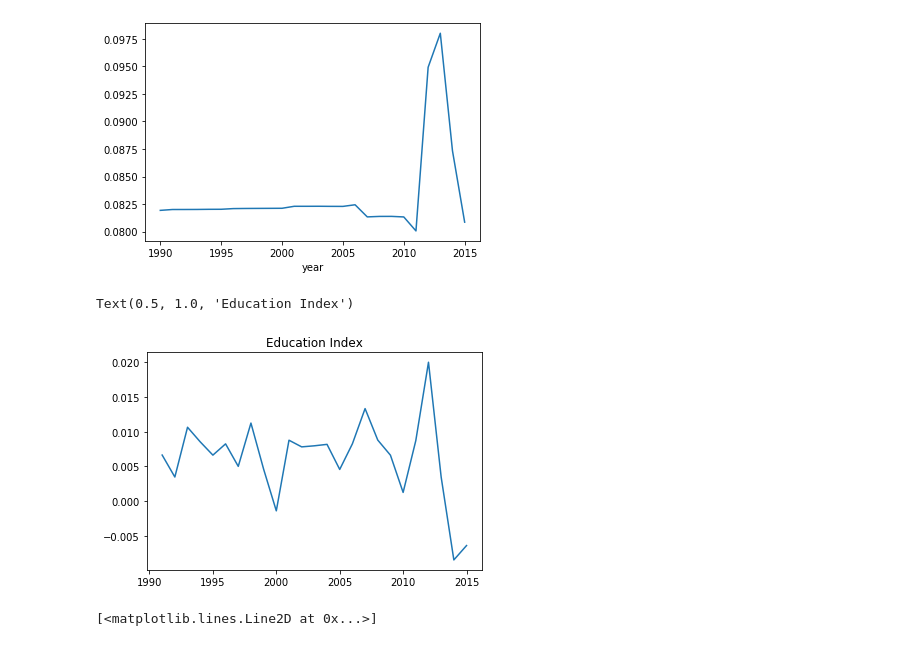
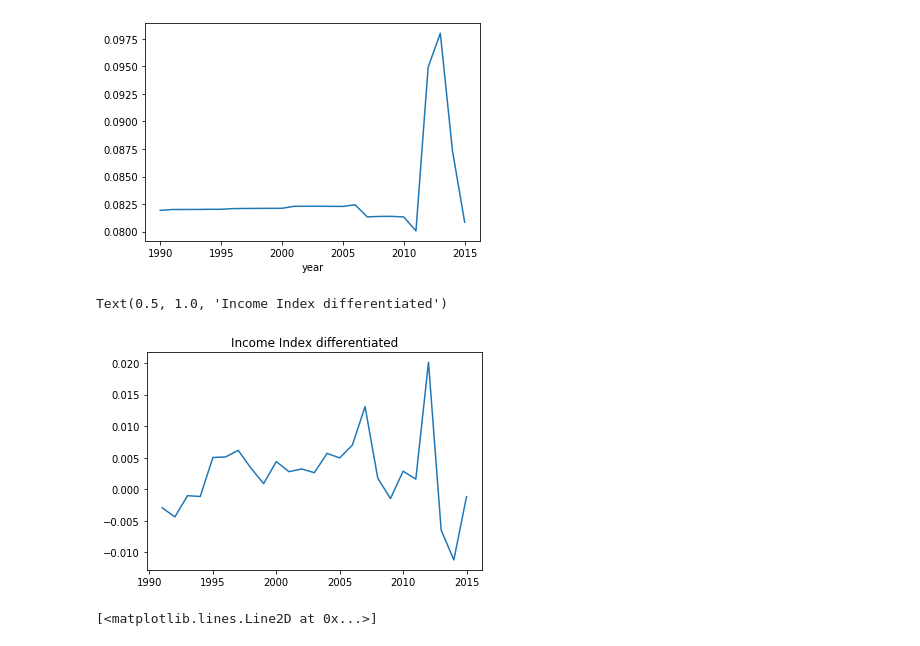
Before and after one commit to D1nay/prohack2020, a Jupyter notebook: EDA 2.ipynb, the cells around one changed output. Drawn from its saved outputs; the diff is of its cells as text; code cells hidden in the pictures.

```diff
--- a/EDA 2.ipynb
+++ b/EDA 2.ipynb
@@ -119,14 +119,14 @@ data_ind.groupby(level=0)['y'].mean().plot()
 <matplotlib.axes._subplots.AxesSubplot at 0x...>
 [figure]
 # %%
-i = 5
+i = 1
 a = data_ind.groupby(level=0)[index_columns[i]].mean()
 y = [n - p for p,n in zip(a, a[1:])]
 plt.plot(a.index[1:], y)
-plt.title(index_columns[i])
+plt.title(index_columns[i]+' differentiated')
 # %% [output]
-Text(0.5, 1.0, 'Education Index')
+Text(0.5, 1.0, 'Income Index differentiated')
-[figure, old version]
+[figure, new version]
 # %%
 fig, ax = plt.subplots(3,3, figsize=(20,20), sharex=True)
 for i in range(len(index_columns)):
```
Also changed, not shown: parts of 8 cells of this notebook, 2 other files.
